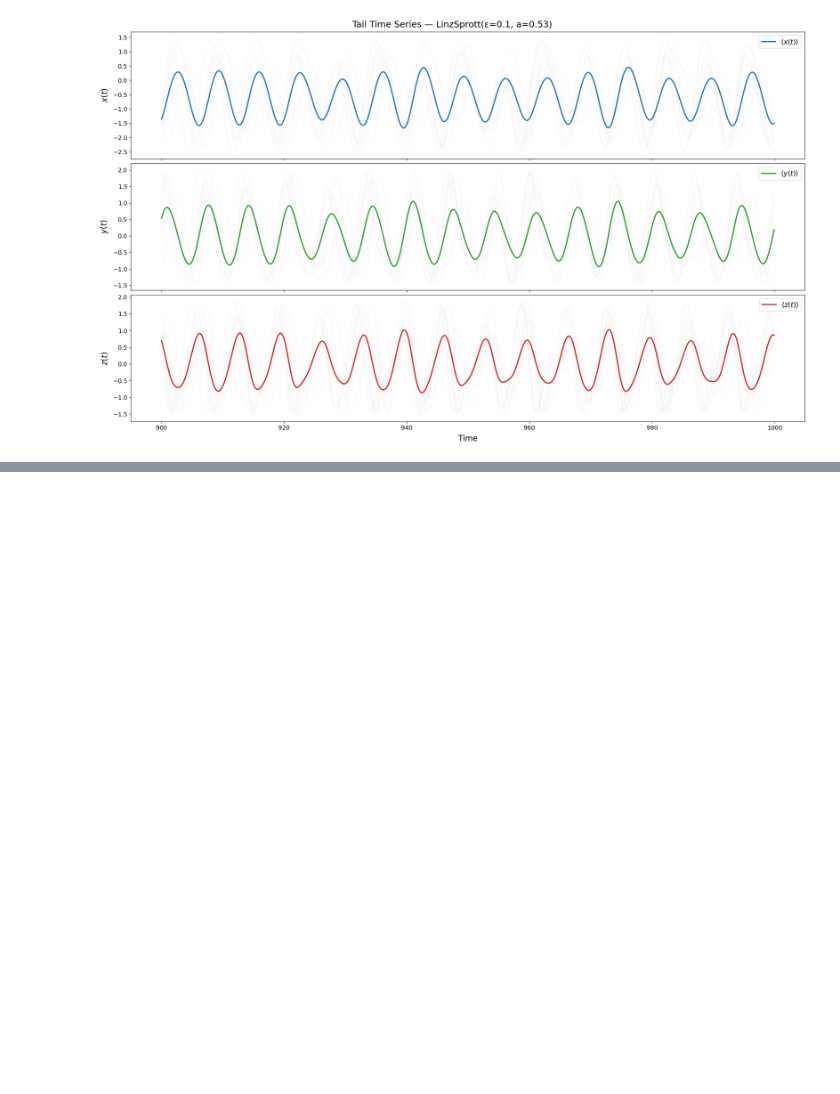
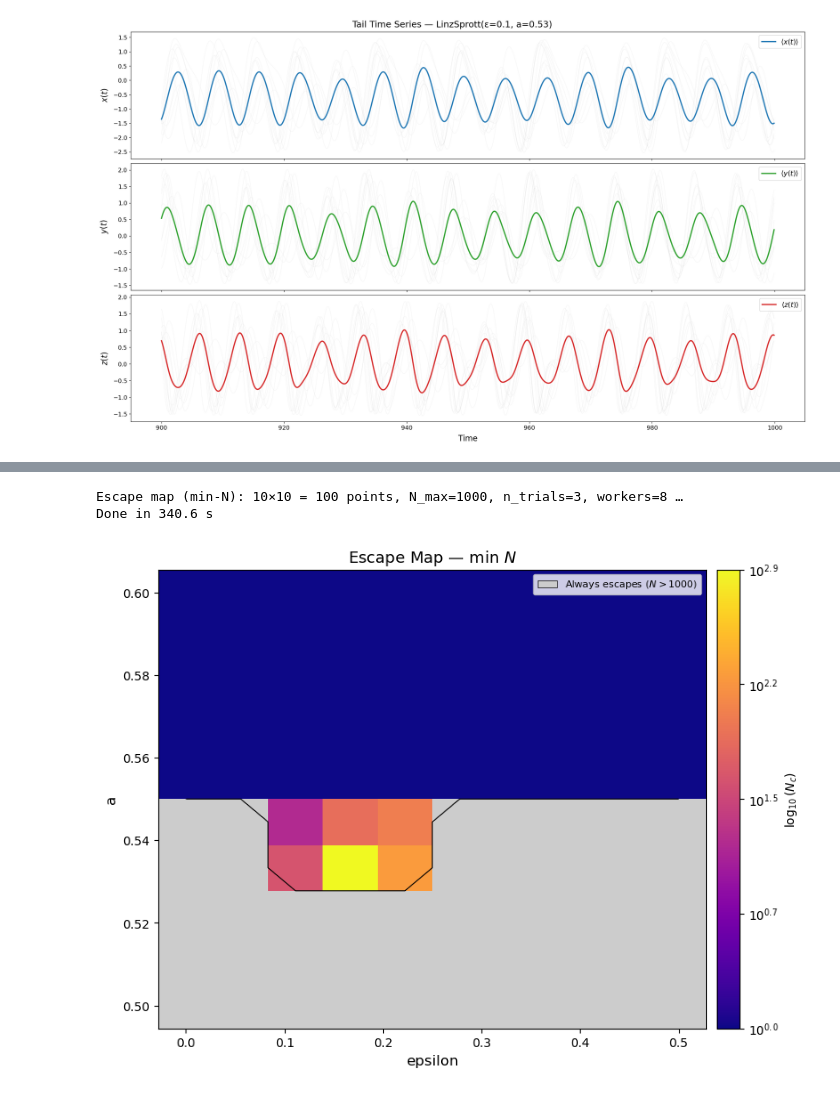
Before and after one commit to DaNameless/sophrosyne, a Jupyter notebook: code/notebooks/linz.ipynb, the cells around one changed output, grey strips where cells are left out. Cells and saved outputs as stored; diff of their text form; code cells hidden in the pictures; blank space fills up the shorter version.

```diff
--- a/code/notebooks/linz.ipynb
+++ b/code/notebooks/linz.ipynb
@@ -208,0 +231,12 @@ Escaped: False
+# %%
+# Mode 2: colour = min N (analogous to discrete case)
+result = analyzer.compute_min_N(
+    param1_name="a",       param1_values=np.linspace(0.5, 0.6, 10),
+    param2_name="epsilon", param2_values=np.linspace(0.0, 0.5, 10),
+    N_min=1, N_max=1000, n_trials=3,
+)
+EscapeMapPlotter.plot_min_N(result, show=True, cmap="plasma")
+# %% [output]
+Escape map (min-N): 10×10 = 100 points, N_max=1000, n_trials=3, workers=8 …
+Done in 340.6 s
+[figure, added]
```
Also changed, not shown: parts of 9 cells of this notebook, 5 other files.
